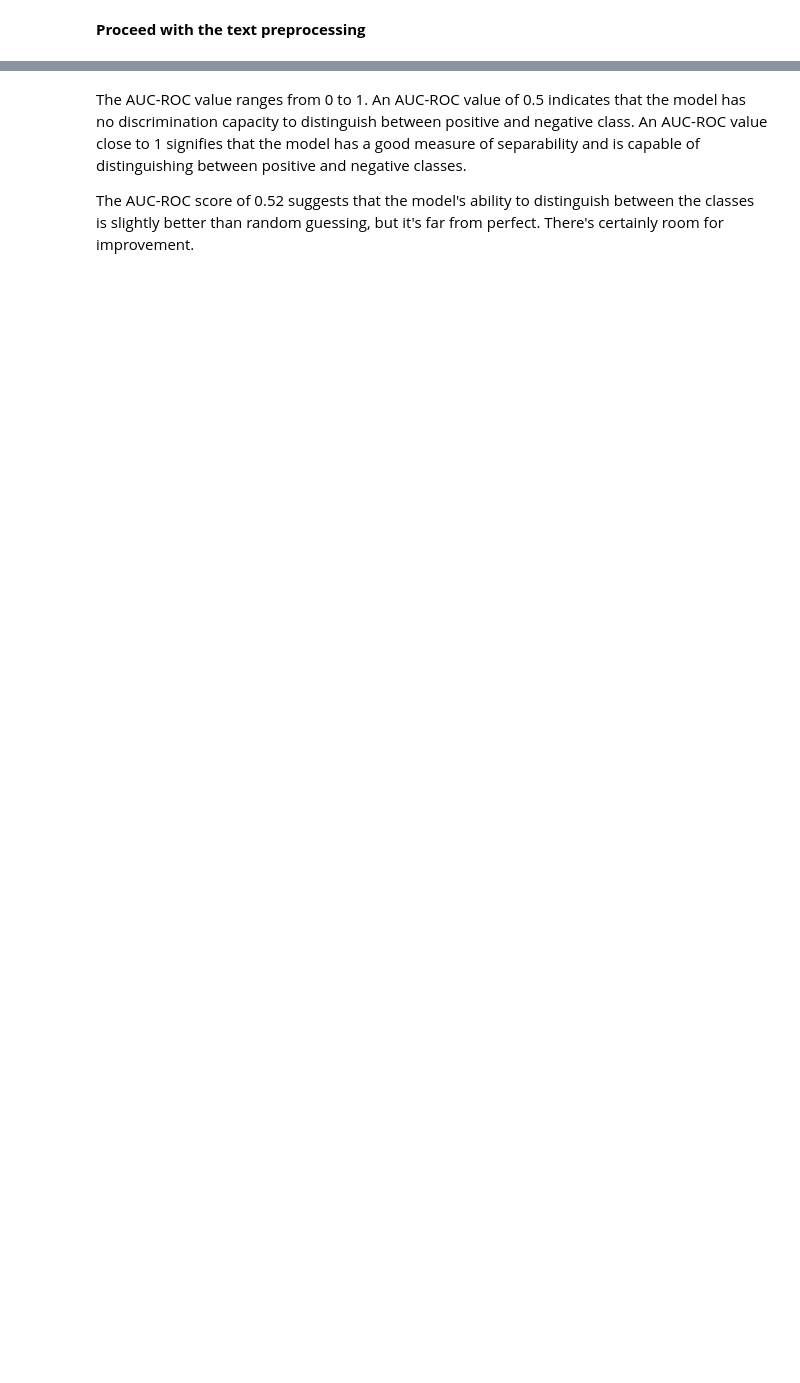
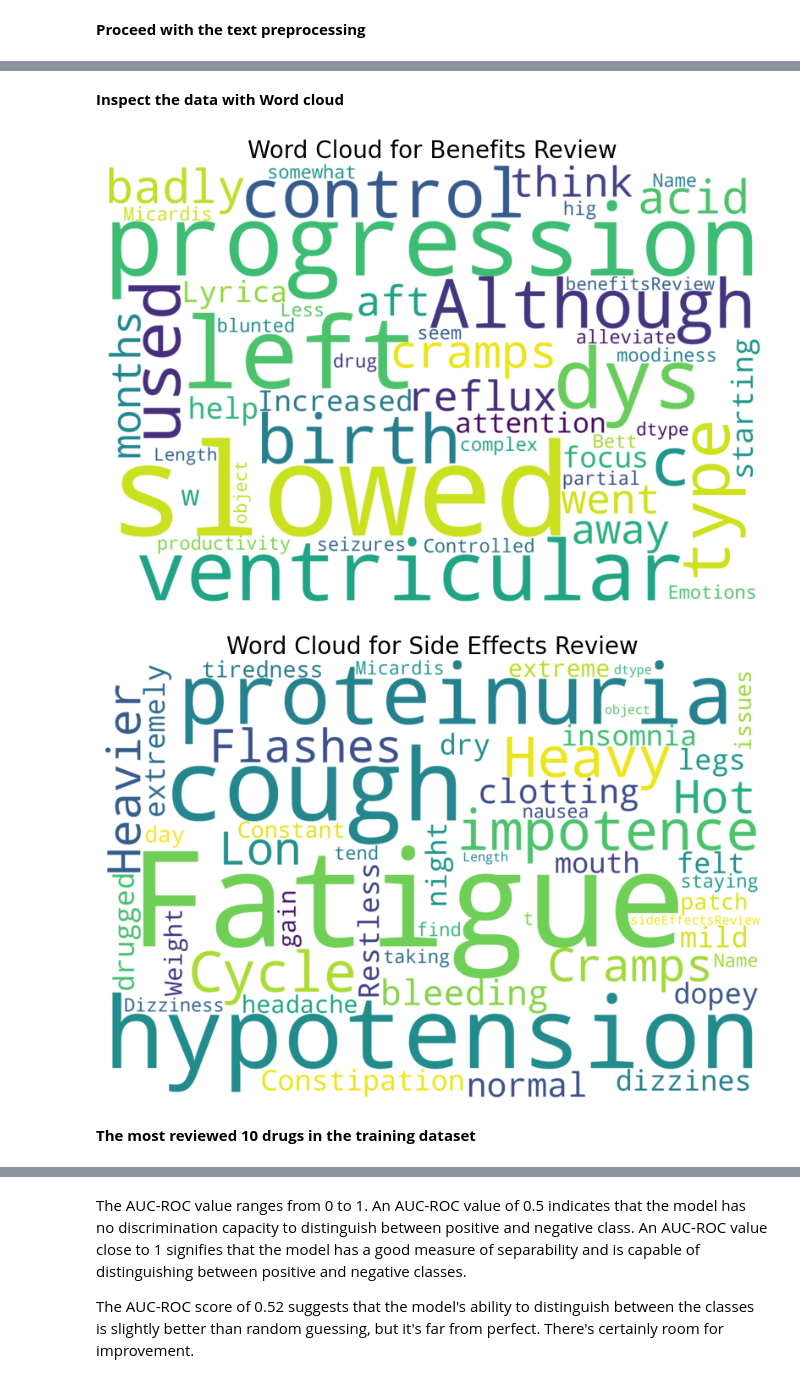
Before and after one commit to TAlkam/Sentiment-Analysis-on-Drug-Reviews, a Jupyter notebook: Sentiment_Analysis.ipynb, the cells around one changed output, grey strips where cells are left out. Saved outputs shown, nothing was run; the diff lists cells and outputs as text; code cells hidden in the pictures; blank space fills up the shorter version.

```diff
--- a/Sentiment_Analysis.ipynb
+++ b/Sentiment_Analysis.ipynb
@@ -151,0 +146,31 @@ plt.show()
+# %% [markdown]
+**Inspect the data with Word cloud**
+# %%
+# Import necessary libraries
+import pandas as pd
+import numpy as np
+from wordcloud import WordCloud
+import matplotlib.pyplot as plt
+
+# Load the training dataset
+train_df = pd.read_csv("drugLibTrain_raw.tsv", delimiter='\t')
+
+# Generate word clouds
+def generate_wordcloud(text, title):
+    wordcloud = WordCloud(width = 3000, height = 2000, background_color='white').generate(str(text))
+    plt.figure(figsize=(10, 8))
+    plt.imshow(wordcloud, interpolation='bilinear')
+    plt.title(title, fontsize=20)
+    plt.axis('off')
+    plt.show()
+
+# Word cloud for benefitsReview
+generate_wordcloud(train_df['benefitsReview'].dropna(), 'Word Cloud for Benefits Review')
+
+# Word cloud for sideEffectsReview
+generate_wordcloud(train_df['sideEffectsReview'].dropna(), 'Word Cloud for Side Effects Review')
+# %% [output]
+[figure, added]
+[figure, added]
+# %% [markdown]
+**The most reviewed 10 drugs in the training dataset**
```
Also changed, not shown: parts of 58 cells of this notebook.
